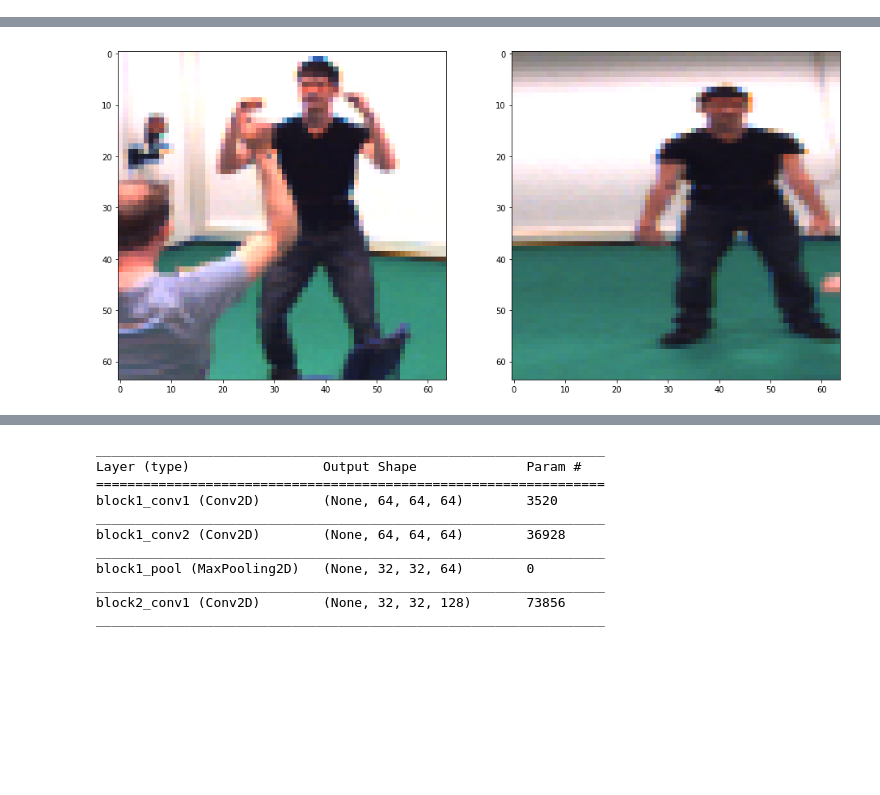
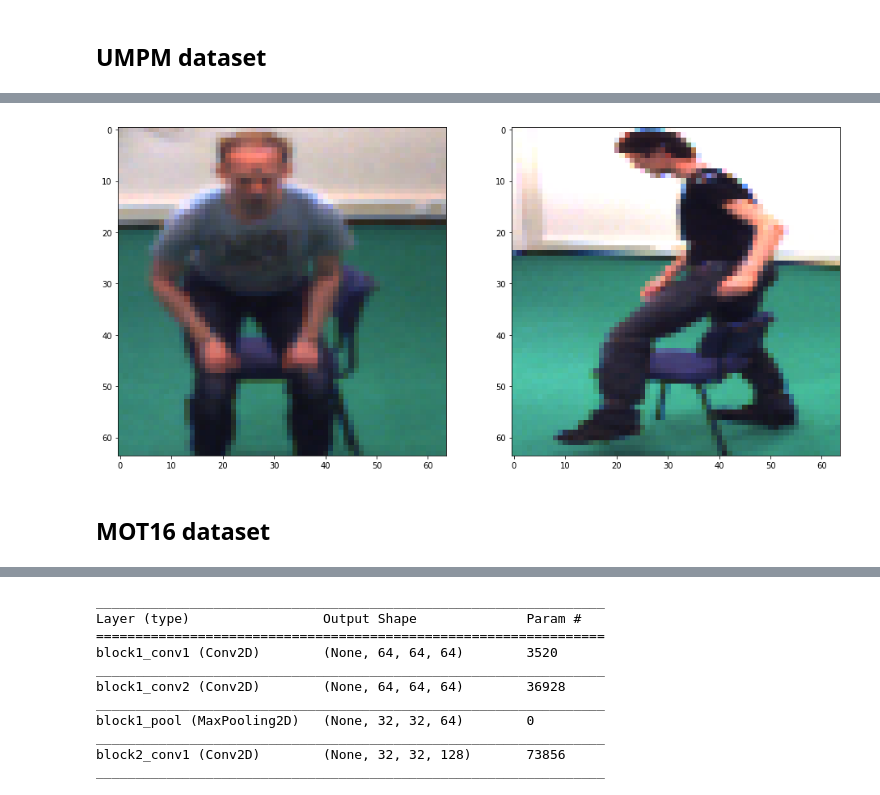
Before and after one commit to jutanke/person_reid, a Jupyter notebook: train.ipynb, the cells around one changed output, grey strips where cells are left out. Drawn from its saved outputs; the diff is of its cells as text; code cells hidden in the pictures; blank space fills up the shorter version.

```diff
--- a/train.ipynb
+++ b/train.ipynb
@@ -50,3 +52,5 @@ is same: [1 0]
+# %% [markdown]
+## UMPM dataset
 # %%
 from time import time
 from reid.data import UMPMSampler
@@ -60,13 +64,9 @@ umpm_sampler = UMPMSampler(root, ['p2_chair_2'], user, pwd, 64, 64)
 
 
 _start = time()
-x, y = umpm_sampler.get_test()
+x, y = umpm_sampler.get_train()
 _end = time()
 print('elapsed', _end - _start)
-
-
-
-
 
 print('same', y[0])
 
@@ -84 +84,3 @@ same [1 0]
-[figure, old version]
+[figure, new version]
+# %% [markdown]
+## MOT16 dataset
```
Also changed, not shown: parts of 5 cells of this notebook, 1 other file.
